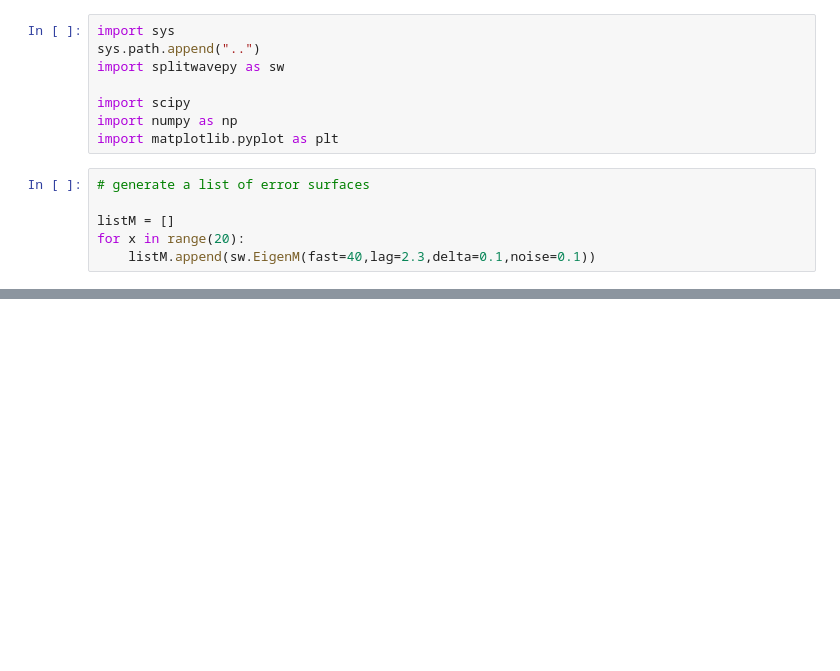
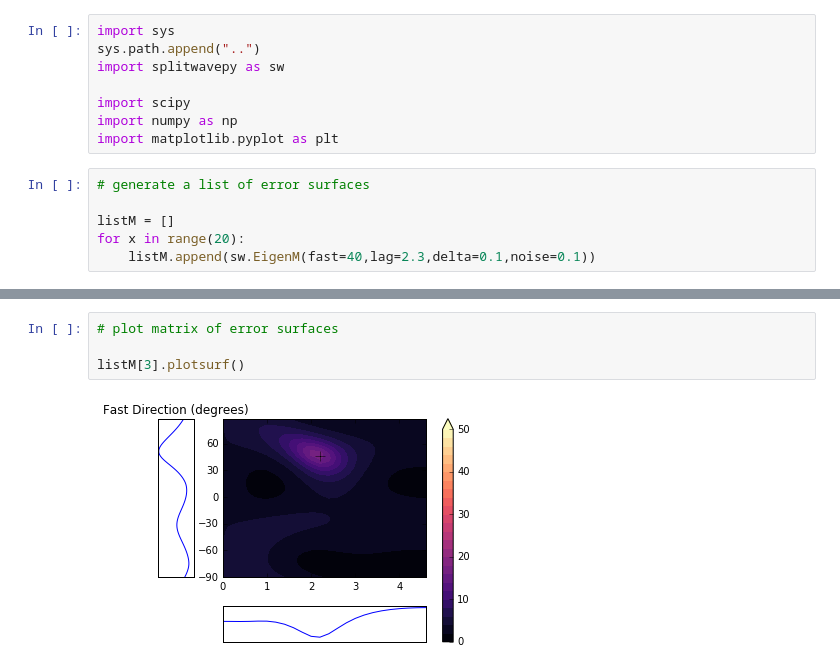
Before and after one commit to JackWalpole/splitwavepy, a Jupyter notebook: devel/Stack_L1_L2.ipynb, the cells around one changed output, grey strips where cells are left out. Saved outputs shown, nothing was run; the diff lists cells and outputs as text; blank space fills up the shorter version.

Commit message:
Started adding error surface stacking capability

```diff
--- a/devel/Stack_L1_L2.ipynb
+++ b/devel/Stack_L1_L2.ipynb
@@ -19,3 +19,9 @@ listM[3].plot()
+# %%
+# plot matrix of error surfaces
+
+listM[3].plotsurf()
+# %% [output]
+[figure, added]
 # %%
 def stackL1L2(listM):
     """
```
Also changed, not shown: parts of 6 cells of this notebook, 1 other file.
